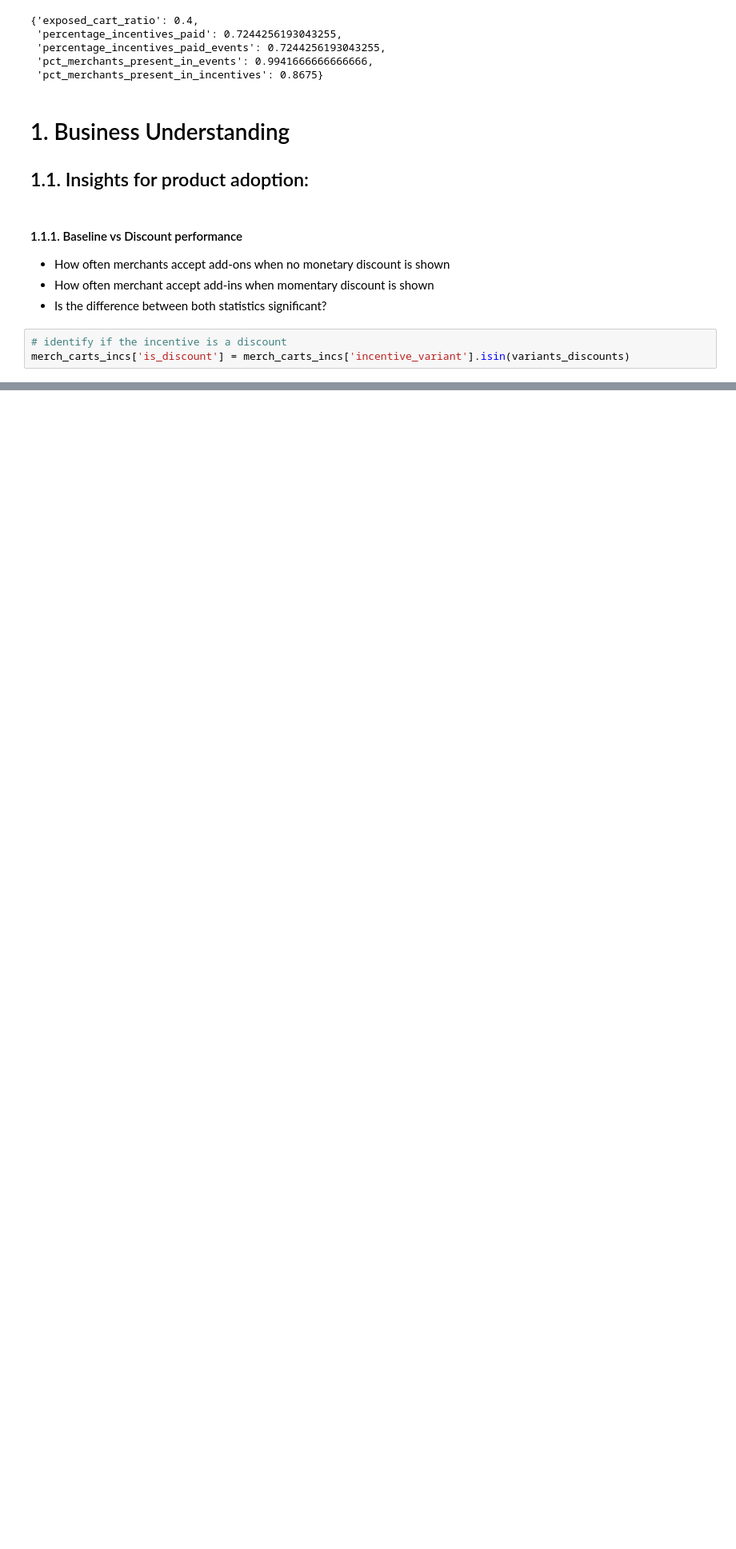
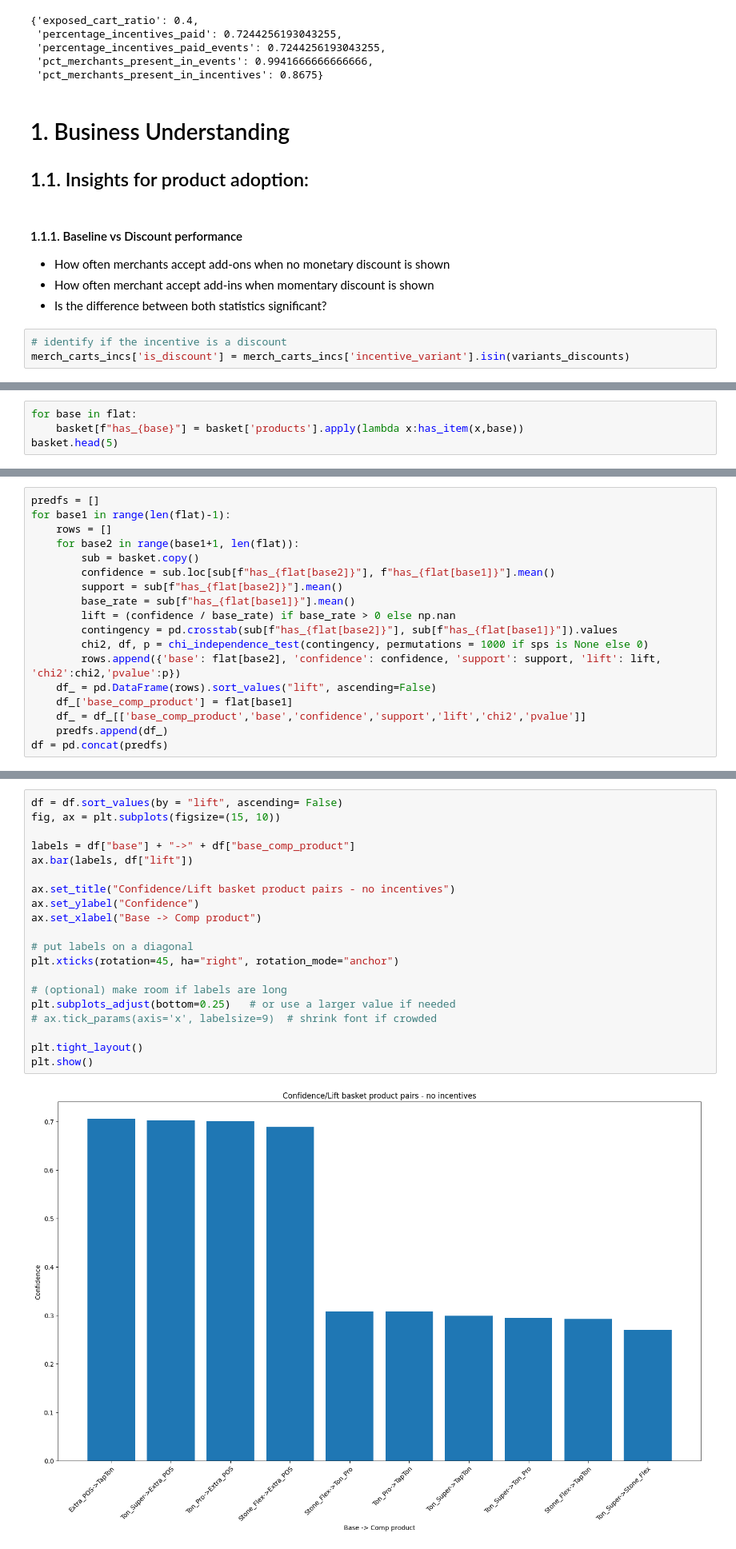
Before and after one commit to mluciacj/applied-data-science-for-business, a Jupyter notebook: ds_lab/cross_sell_lift_payment_services/eda_business_insights.ipynb, the cells around one changed output, grey strips where cells are left out. Shown at 80% size. Saved outputs shown, nothing was run; the diff lists cells and outputs as text; blank space fills up the shorter version.

```diff
--- a/ds_lab/cross_sell_lift_payment_services/eda_business_insights.ipynb
+++ b/ds_lab/cross_sell_lift_payment_services/eda_business_insights.ipynb
@@ -246,0 +325,4 @@ pivot_acceptance_rate_tbl
+# %%
+for base in flat:
+    basket[f"has_{base}"] = basket['products'].apply(lambda x:has_item(x,base))
+basket.head(5)
@@ -246,0 +336,18 @@ pivot_acceptance_rate_tbl
+# %%
+predfs = []
+for base1 in range(len(flat)-1):
+    rows = []
+    for base2 in range(base1+1, len(flat)):
+        sub = basket.copy()
+        confidence = sub.loc[sub[f"has_{flat[base2]}"], f"has_{flat[base1]}"].mean()
+        support = sub[f"has_{flat[base2]}"].mean()
+        base_rate = sub[f"has_{flat[base1]}"].mean()
+        lift = (confidence / base_rate) if base_rate > 0 else np.nan
+        contingency = pd.crosstab(sub[f"has_{flat[base2]}"], sub[f"has_{flat[base1]}"]).values
+        chi2, df, p = chi_independence_test(contingency, permutations = 1000 if sps is None else 0)
+        rows.append({'base': flat[base2], 'confidence': confidence, 'support': support, 'lift': lift, 'chi2':chi2,'pvalue':p})
+    df_ = pd.DataFrame(rows).sort_values("lift", ascending=False)
+    df_['base_comp_product'] = flat[base1]
+    df_ = df_[['base_comp_product','base','confidence','support','lift','chi2','pvalue']]
+    predfs.append(df_)
+df = pd.concat(predfs)
@@ -246,0 +368,22 @@ pivot_acceptance_rate_tbl
+# %%
+df = df.sort_values(by = "lift", ascending= False)
+fig, ax = plt.subplots(figsize=(15, 10))
+
+labels = df["base"] + "->" + df["base_comp_product"]
+ax.bar(labels, df["lift"])
+
+ax.set_title("Confidence/Lift basket product pairs - no incentives")
+ax.set_ylabel("Confidence")
+ax.set_xlabel("Base -> Comp product")
+
+# put labels on a diagonal
+plt.xticks(rotation=45, ha="right", rotation_mode="anchor")
+
+# (optional) make room if labels are long
+plt.subplots_adjust(bottom=0.25)   # or use a larger value if needed
+# ax.tick_params(axis='x', labelsize=9)  # shrink font if crowded
+
+plt.tight_layout()
+plt.show()
+# %% [output]
+[figure, added]
```
Also changed, not shown: parts of 40 cells of this notebook, 3 other files.
